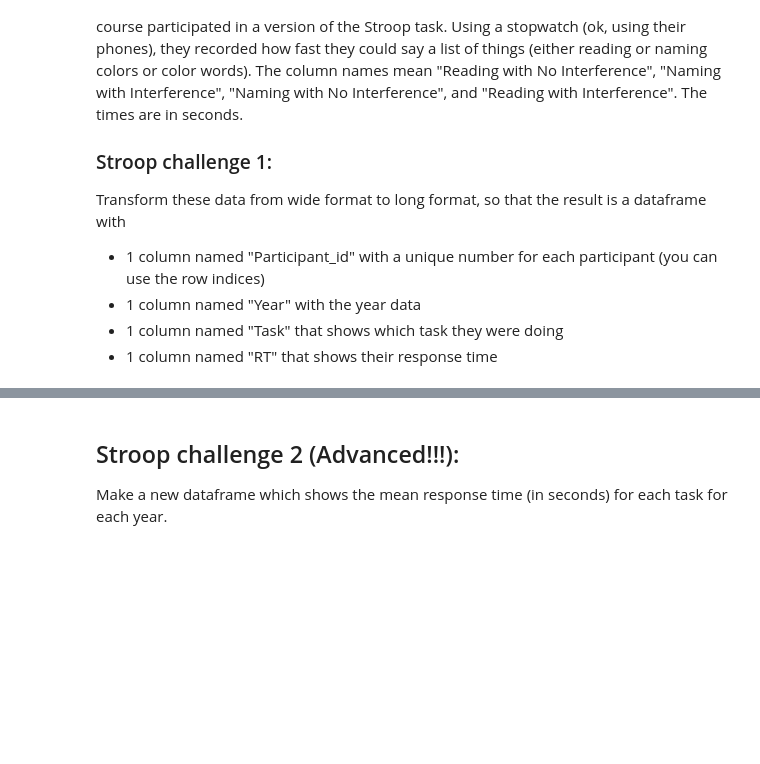
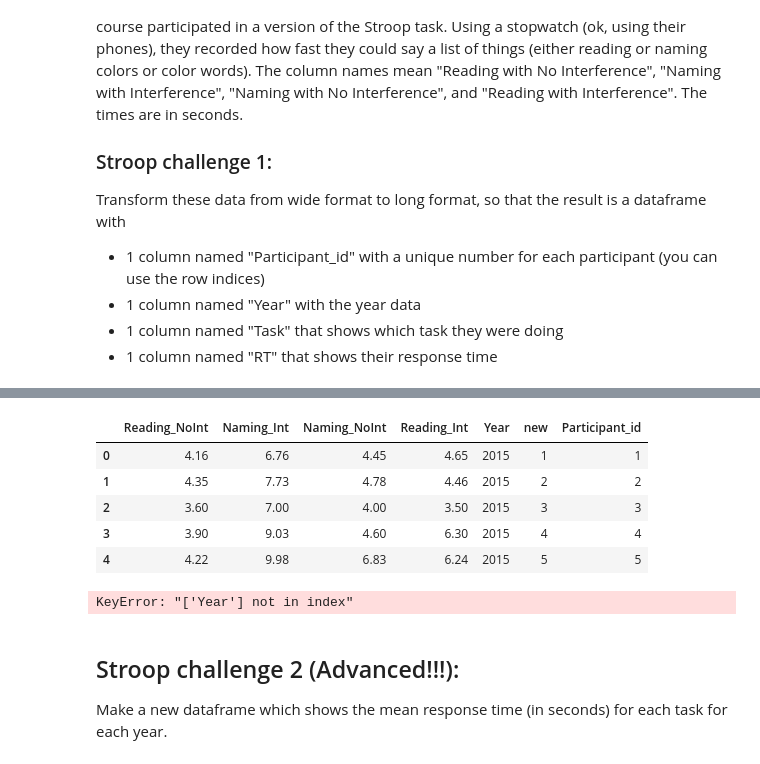
Before and after one commit to LiseFalden/CulturalDataScience, a Jupyter notebook: fun_with_pandas(1).ipynb, the cells around one changed output, grey strips where cells are left out. Drawn from its saved outputs; the diff is of its cells as text; code cells hidden in the pictures; blank space fills up the shorter version.

Commit message:
tried doing first task of stroop challenge

```diff
--- a/fun_with_pandas(1).ipynb
+++ b/fun_with_pandas(1).ipynb
@@ -344,3 +351,24 @@ df.head()
+# %%
+#make column called participant id
+df['Participant_id'] = range(1, len(df.index)+1)
+# %%
+df.
+# %% [output]
+|  | Reading_NoInt | Naming_Int | Naming_NoInt | Reading_Int | Year | new | Participant_id |
+| 0 | 4.16 | 6.76 | 4.45 | 4.65 | 2015 | 1 | 1 |
+| 1 | 4.35 | 7.73 | 4.78 | 4.46 | 2015 | 2 | 2 |
+| 2 | 3.60 | 7.00 | 4.00 | 3.50 | 2015 | 3 | 3 |
+| 3 | 3.90 | 9.03 | 4.60 | 6.30 | 2015 | 4 | 4 |
+| 4 | 4.22 | 9.98 | 6.83 | 6.24 | 2015 | 5 | 5 |
+# %%
+#make wide to long
+df_long = pd.wide_to_long(df, stubnames = ['Reading','Naming'],
+                          i=['Year','Participant_id',],
+                            j = 'Task', sep = '_',
+                            suffix = '.+')
+df_long.head
+# %% [output]
+KeyError: "['Year'] not in index"
 # %%
 # Starter code 2...
 
```
Also changed, not shown: parts of 1 cell of this notebook.
